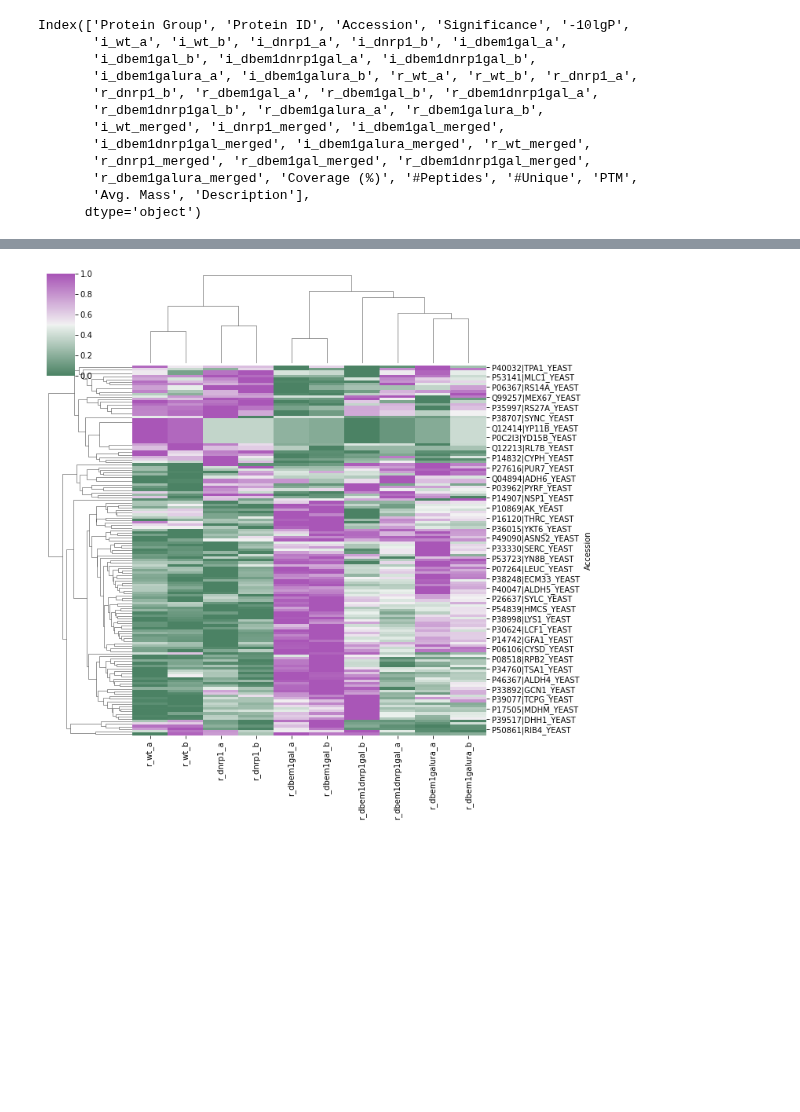
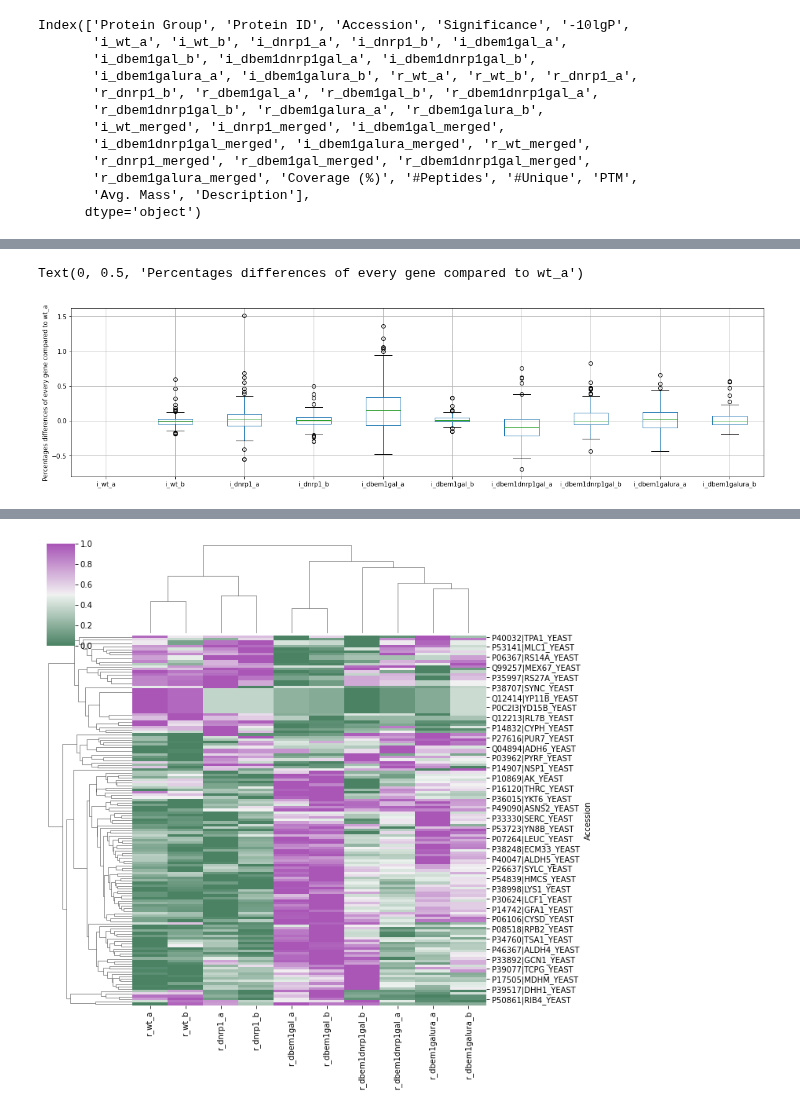
Before and after one commit to leilaicruz/mass-spec-analysis, a Jupyter notebook: notebooks/data-viz.ipynb, the cells around one changed output, grey strips where cells are left out. Cells and saved outputs as stored; diff of their text form; code cells hidden in the pictures; blank space fills up the shorter version.

```diff
--- a/notebooks/data-viz.ipynb
+++ b/notebooks/data-viz.ipynb
@@ -105,0 +87,8 @@ data2cluster_merged.head()
+# %%
+data_subset_diff=data_processed.iloc[:,2:12]
+plot=data_subset_diff.pct_change(axis='columns').boxplot(figsize=(20,5))
+
+plot.set_ylabel("Percentages differences of every gene compared to wt_a")
+# %% [output]
+Text(0, 0.5, 'Percentages differences of every gene compared to wt_a')
+[figure, added]
```
Also changed, not shown: parts of 19 cells of this notebook.
